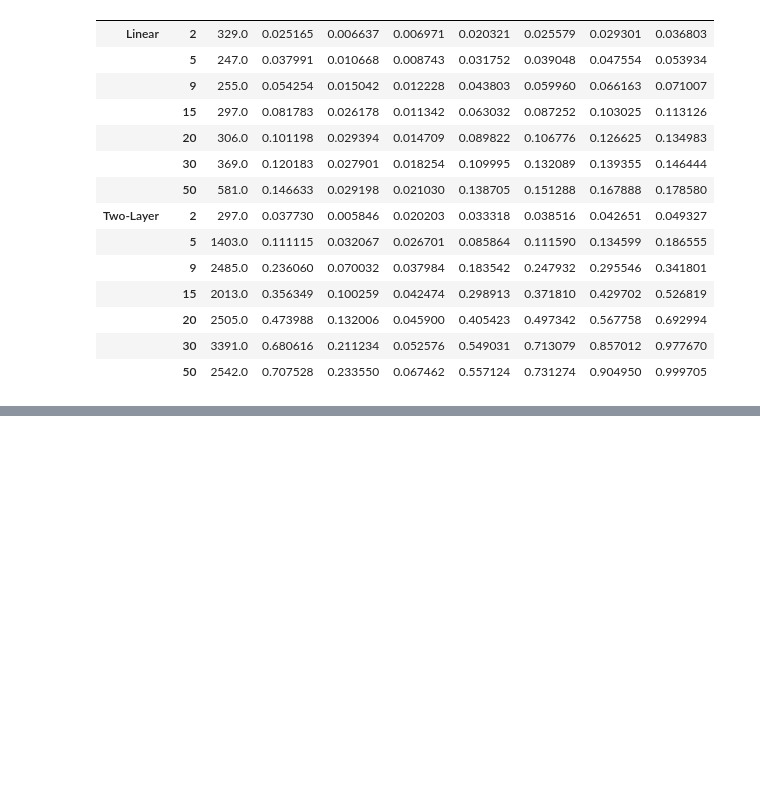
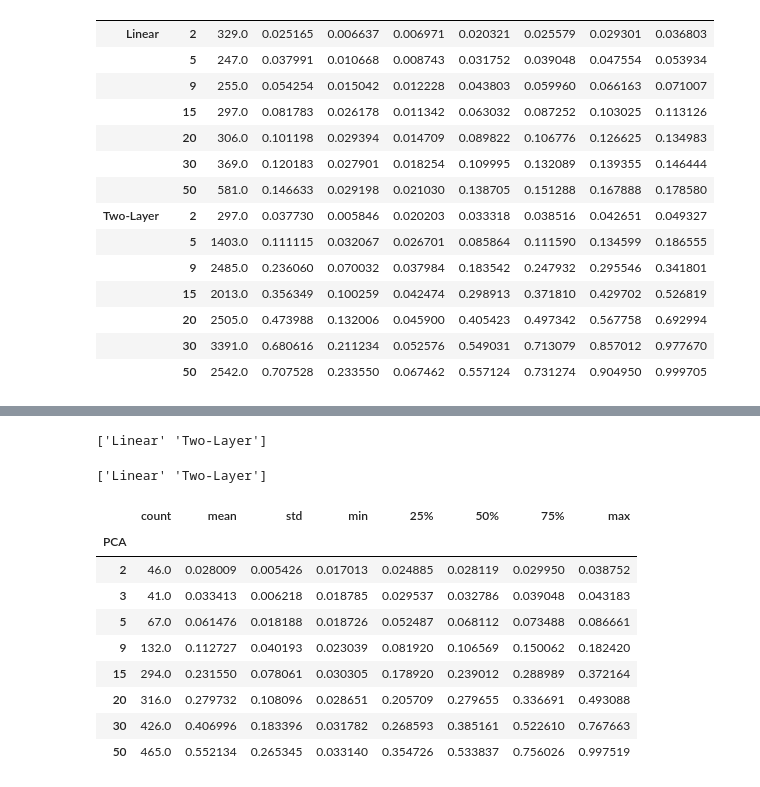
Before and after one commit to JaninaMattes/NoiseGuided-SmoothLFM, a Jupyter notebook: evaluation/plots/pca_eval_graphs.ipynb, the cells around one changed output, grey strips where cells are left out. Cells and saved outputs as stored; diff of their text form; code cells hidden in the pictures; blank space fills up the shorter version.

```diff
--- a/evaluation/plots/pca_eval_graphs.ipynb
+++ b/evaluation/plots/pca_eval_graphs.ipynb
@@ -641,0 +881,22 @@ plt.show()
+# %%
+print(df["ProbeType"].unique())
+# %% [output]
+['Linear' 'Two-Layer']
+# %%
+df["ProbeType"] = df["ProbeType"].str.strip().str.replace("_", "-").str.title()
+print(df["ProbeType"].unique())
+# %% [output]
+['Linear' 'Two-Layer']
+# %%
+df[df["ProbeType"] == "Two-Layer"].groupby("PCA")["ValAccuracy"].describe()
+# %% [output]
+|  | count | mean | std | min | 25% | 50% | 75% | max |
+| PCA |  |  |  |  |  |  |  |  |
+| 2 | 46.0 | 0.028009 | 0.005426 | 0.017013 | 0.024885 | 0.028119 | 0.029950 | 0.038752 |
+| 3 | 41.0 | 0.033413 | 0.006218 | 0.018785 | 0.029537 | 0.032786 | 0.039048 | 0.043183 |
+| 5 | 67.0 | 0.061476 | 0.018188 | 0.018726 | 0.052487 | 0.068112 | 0.073488 | 0.086661 |
+| 9 | 132.0 | 0.112727 | 0.040193 | 0.023039 | 0.081920 | 0.106569 | 0.150062 | 0.182420 |
+| 15 | 294.0 | 0.231550 | 0.078061 | 0.030305 | 0.178920 | 0.239012 | 0.288989 | 0.372164 |
+| 20 | 316.0 | 0.279732 | 0.108096 | 0.028651 | 0.205709 | 0.279655 | 0.336691 | 0.493088 |
+| 30 | 426.0 | 0.406996 | 0.183396 | 0.031782 | 0.268593 | 0.385161 | 0.522610 | 0.767663 |
+| 50 | 465.0 | 0.552134 | 0.265345 | 0.033140 | 0.354726 | 0.533837 | 0.756026 | 0.997519 |
```
Also changed, not shown: parts of 14 cells of this notebook, 17 other files.
